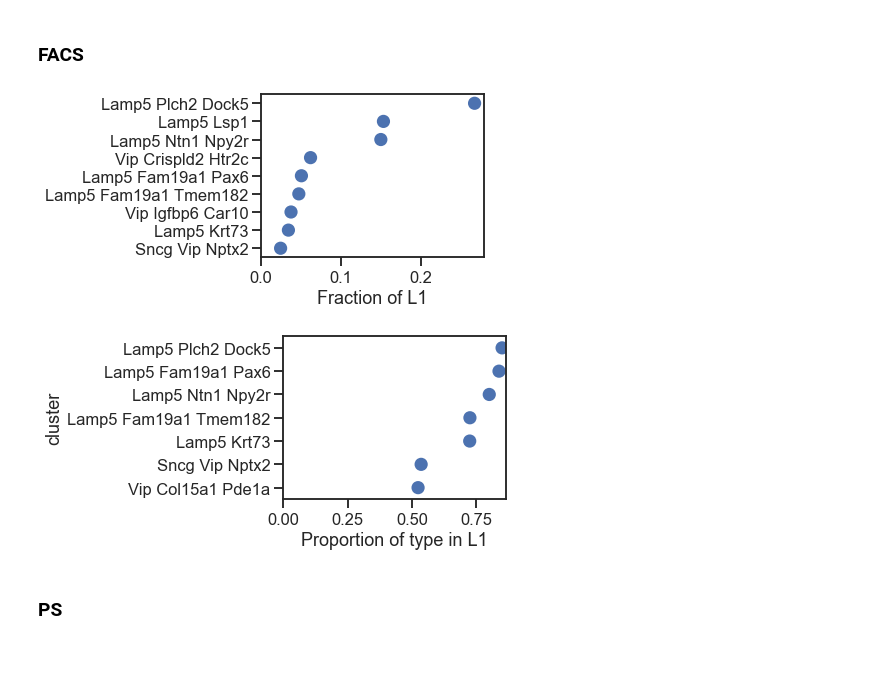
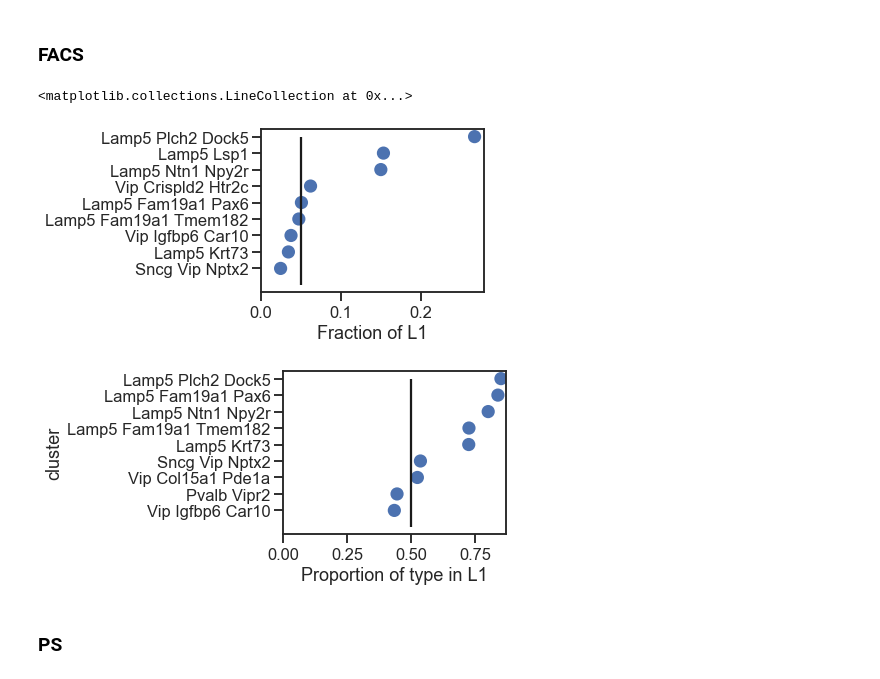
Before and after one commit to AllenInstitute/patchseq_human_L1, a Jupyter notebook: notebooks/l1_proportions.ipynb, the cells around one changed output. Drawn from its saved outputs; the diff is of its cells as text; code cells hidden in the pictures.

```diff
--- a/notebooks/l1_proportions.ipynb
+++ b/notebooks/l1_proportions.ipynb
@@ -381,11 +383,14 @@ mouse_facs = df
 # %%
 cluster='cluster'
 frac = plot_fractions_l1(df, cluster, layer='layer', cutoff=0.02)
-prop = plot_proportion_l1(df, cluster, layer='layer', l1_factor=1., cutoff=0.5)
+plt.vlines(0.05, 0, 9, 'k')
+prop = plot_proportion_l1(df, cluster, layer='layer', l1_factor=1., cutoff=0.4)
+plt.vlines(0.5, 0, 9, 'k')
 # plot_proportion_l1(df, cluster, l1_factor=0.5, cutoff=0.2);
 # %% [output]
+<matplotlib.collections.LineCollection at 0x...>
-[figure, old version]
+[figure, new version]
-[figure, old version]
+[figure, new version]
 # %% [markdown]
 ### PS
 # %%
```
Also changed, not shown: parts of 2 cells of this notebook, 19 other files.
